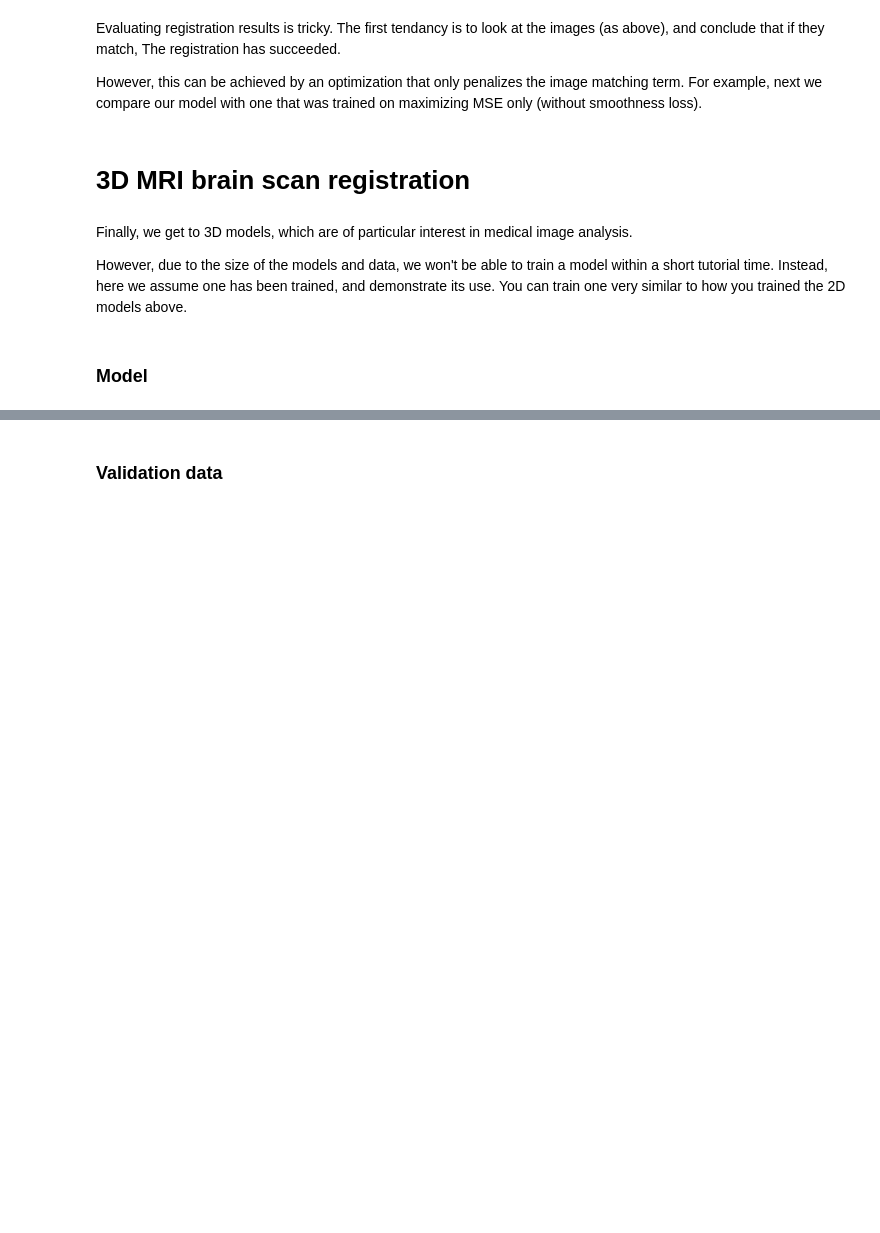
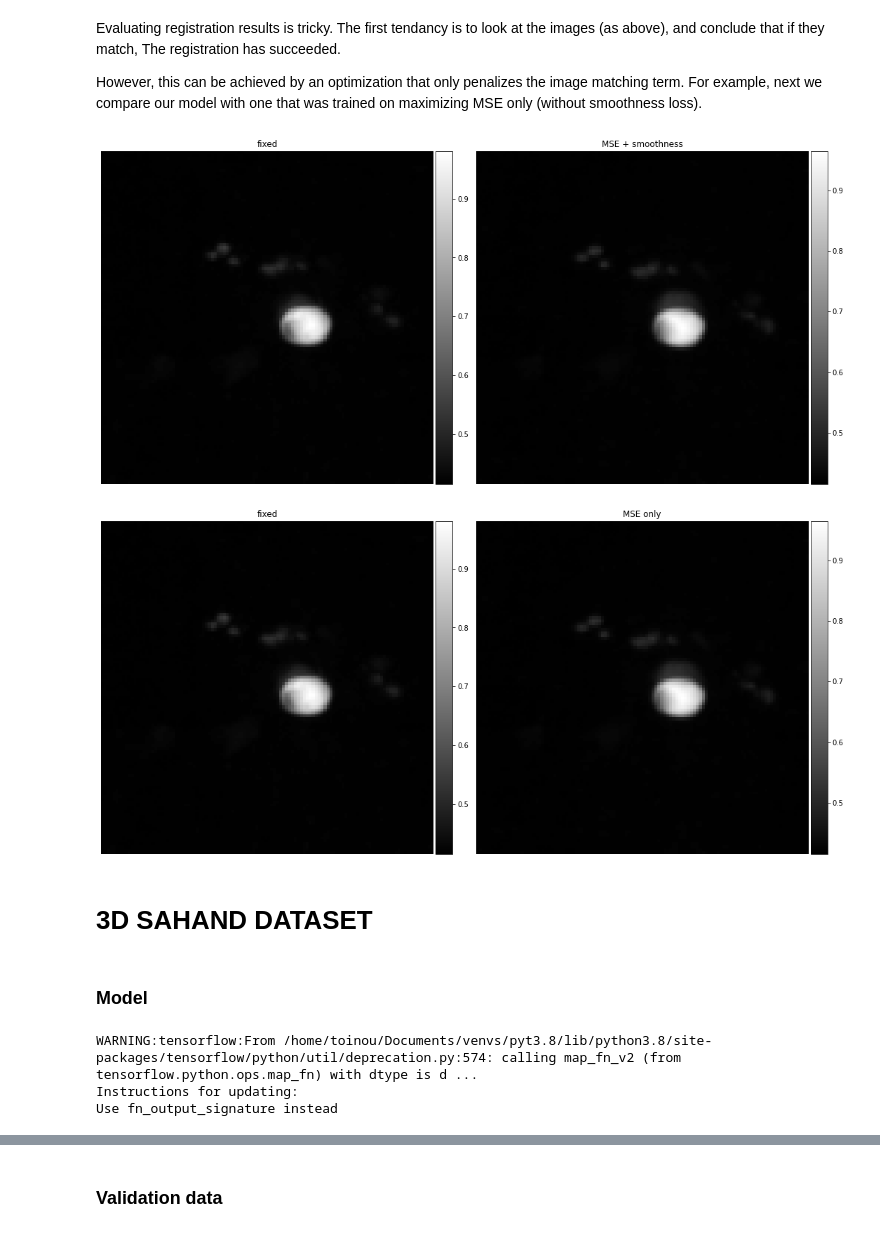
Before and after one commit to madtoinou/voxelmorph, a Jupyter notebook: voxelmorph_project.ipynb, the cells around one changed output, grey strips where cells are left out. Drawn from its saved outputs; the diff is of its cells as text; code cells hidden in the pictures; blank space fills up the shorter version.

```diff
--- a/voxelmorph_project.ipynb
+++ b/voxelmorph_project.ipynb
@@ -280,30 +156,36 @@ vxm_model.load_weights('weights.keras')
 our_val_pred = vxm_model.predict(val_input)
 
 # prediction from model with just MSE loss
-# vxm_model.load_weights('brain_2d_no_smooth.h5')
-# mse_val_pred = vxm_model.predict(val_input)
+vxm_model.load_weights('weights.keras')
+mse_val_pred = vxm_model.predict(val_input)
 # %%
 # visualize MSE + smoothness model output
-images = [img[0, ..., 0] for img in [val_input[1], *our_val_pred]]
+images = [np.squeeze(util.np_MIP(np.squeeze(img),[0],2)) for img in [val_input[1], our_val_pred[0]]]
 titles = ['fixed', 'MSE + smoothness', 'flow']
-ne.plot.slices(images, titles=titles, cmaps=['gray'], do_colorbars=True);
+ne.plot.slices(images, titles=titles[:-1], cmaps=['gray'], do_colorbars=True);
 
 # visualize MSE model output
-#images = [img[0, ..., 0] for img in [val_input[1], *mse_val_pred]]
-#titles = ['fixed', 'MSE only', 'flow']
-#ne.plot.slices(images, titles=titles, cmaps=['gray'], do_colorbars=True);
+images = [np.squeeze(util.np_MIP(np.squeeze(img),[0],2)) for img in [val_input[1], mse_val_pred[0]]]
+titles = ['fixed', 'MSE only', 'flow']
+ne.plot.slices(images, titles=titles[:-1], cmaps=['gray'], do_colorbars=True);
+# %% [output]
+[figure, added]
+[figure, added]
-# %% [markdown]
-# 3D MRI brain scan registration
-# %% [markdown]
-Finally, we get to 3D models, which are of particular interest in medical image analysis.
-
-However, due to the size of the models and data, we won't be able to train a model within a short tutorial time. Instead, here we assume one has been trained, and demonstrate its use. You can train one very similar to how you trained the 2D models above.
+# %% [markdown]
+# 3D SAHAND DATASET
 # %% [markdown]
 ### Model
 # %%
 # our data will be of shape 112 x 112 x 32
-vol_shape = (112, 112, 32)
 nb_features = [
     [16, 32, 32, 32],
     [32, 32, 32, 32, 32, 16, 16]
 ]
+
+# build model using VxmDense
+inshape = slices_train.shape[1:]
+vxm_model = vxm.networks.VxmDense(inshape, nb_features, int_steps=0)
+# %% [output]
+WARNING:tensorflow:From /home/toinou/Documents/venvs/pyt3.8/lib/python3.8/site-packages/tensorflow/python/util/deprecation.py:574: calling map_fn_v2 (from tensorflow.python.ops.map_fn) with dtype is d ...
+Instructions for updating:
+Use fn_output_signature instead
```
Also changed, not shown: parts of 78 cells of this notebook.
